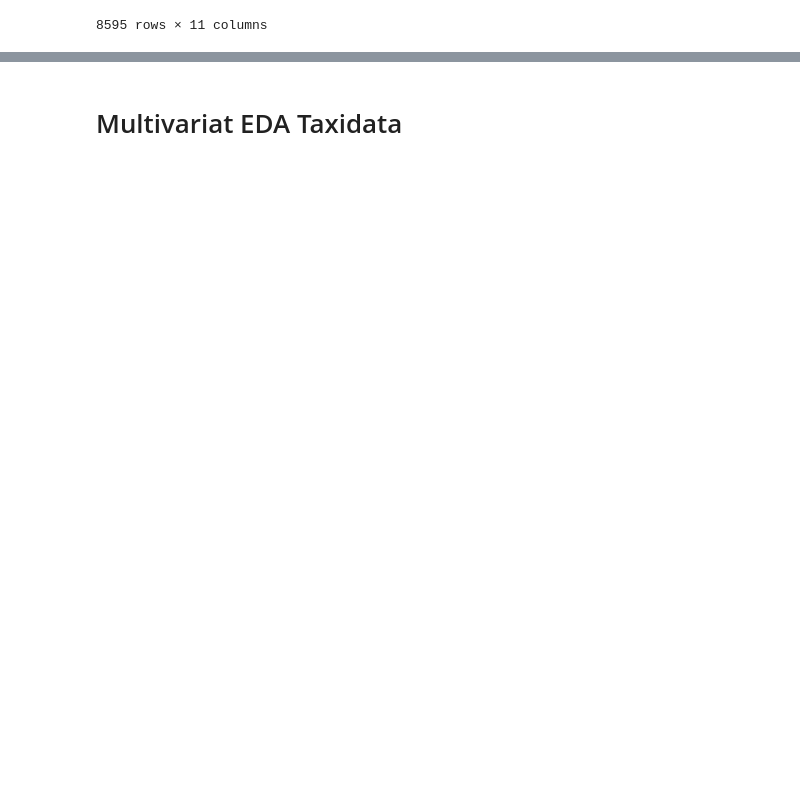
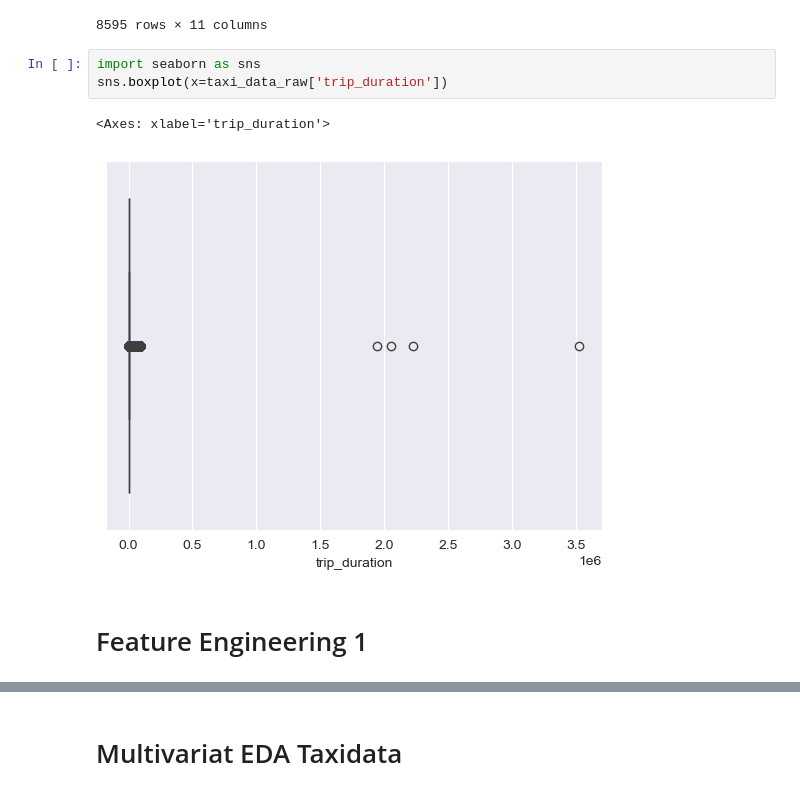
Before and after one commit to Wendo99/NYC-Taxi-Trip-Duration, a Jupyter notebook: main.ipynb, the cells around one changed output, grey strips where cells are left out. Drawn from its saved outputs; the diff is of its cells as text; blank space fills up the shorter version.

```diff
--- a/main.ipynb
+++ b/main.ipynb
@@ -595,3 +640,11 @@ taxi_data_raw[taxi_data_raw['trip_duration'] < 60]  # < 1 minute
 | 1458544 | id3958653 | 1 | 2016-06-16 15:10:11 | 2016-06-16 15:10:49 | 1 | -73.956459 | ... |
 | 1458602 | id2089150 | 1 | 2016-05-30 14:42:12 | 2016-05-30 14:42:38 | 1 | -74.015457 | ... |
 8595 rows × 11 columns
+# %%
+import seaborn as sns
+sns.boxplot(x=taxi_data_raw['trip_duration'])
+# %% [output]
+<Axes: xlabel='trip_duration'>
+[figure, added]
+# %% [markdown]
+# Feature Engineering 1
```
Also changed, not shown: parts of 32 cells of this notebook.
